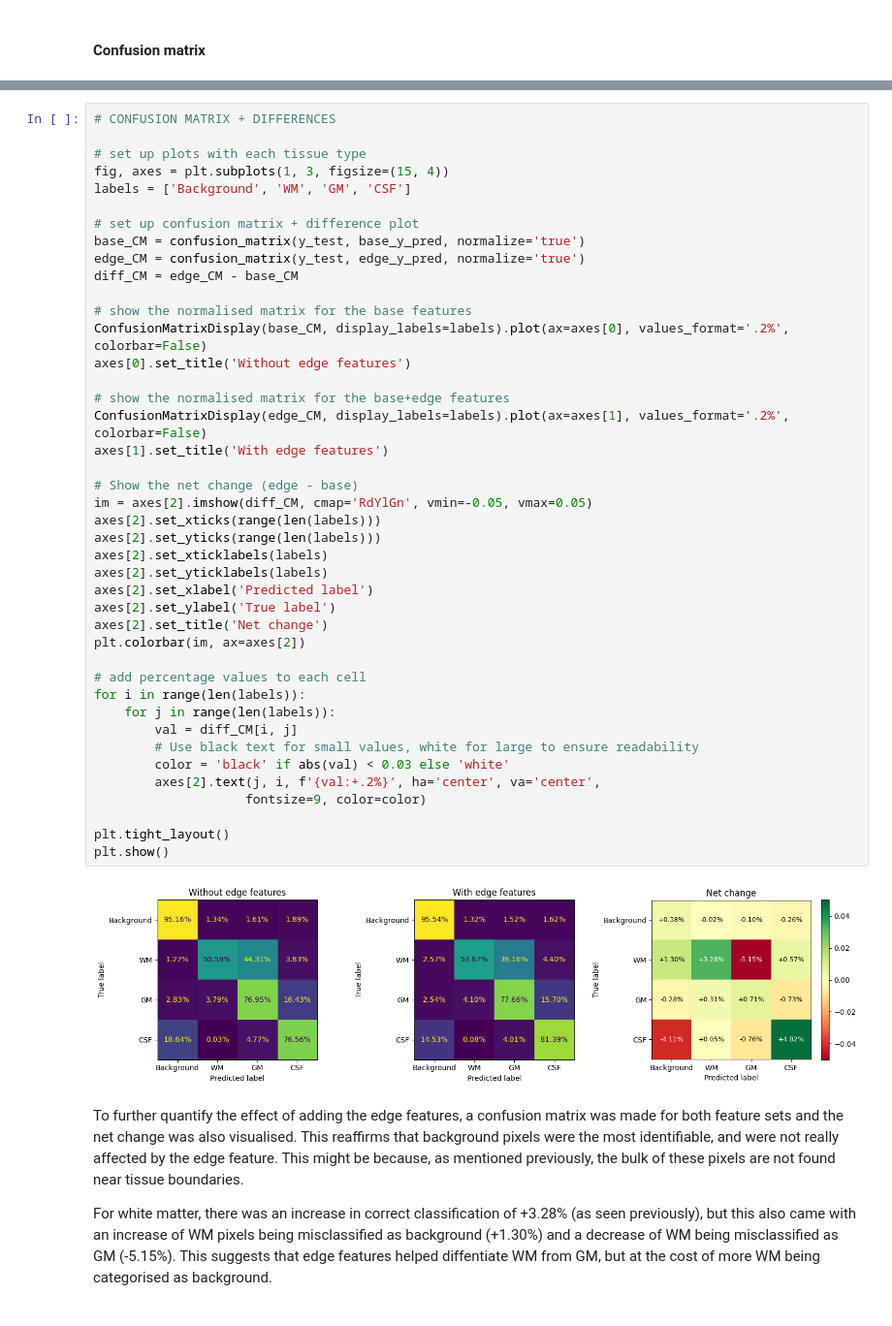
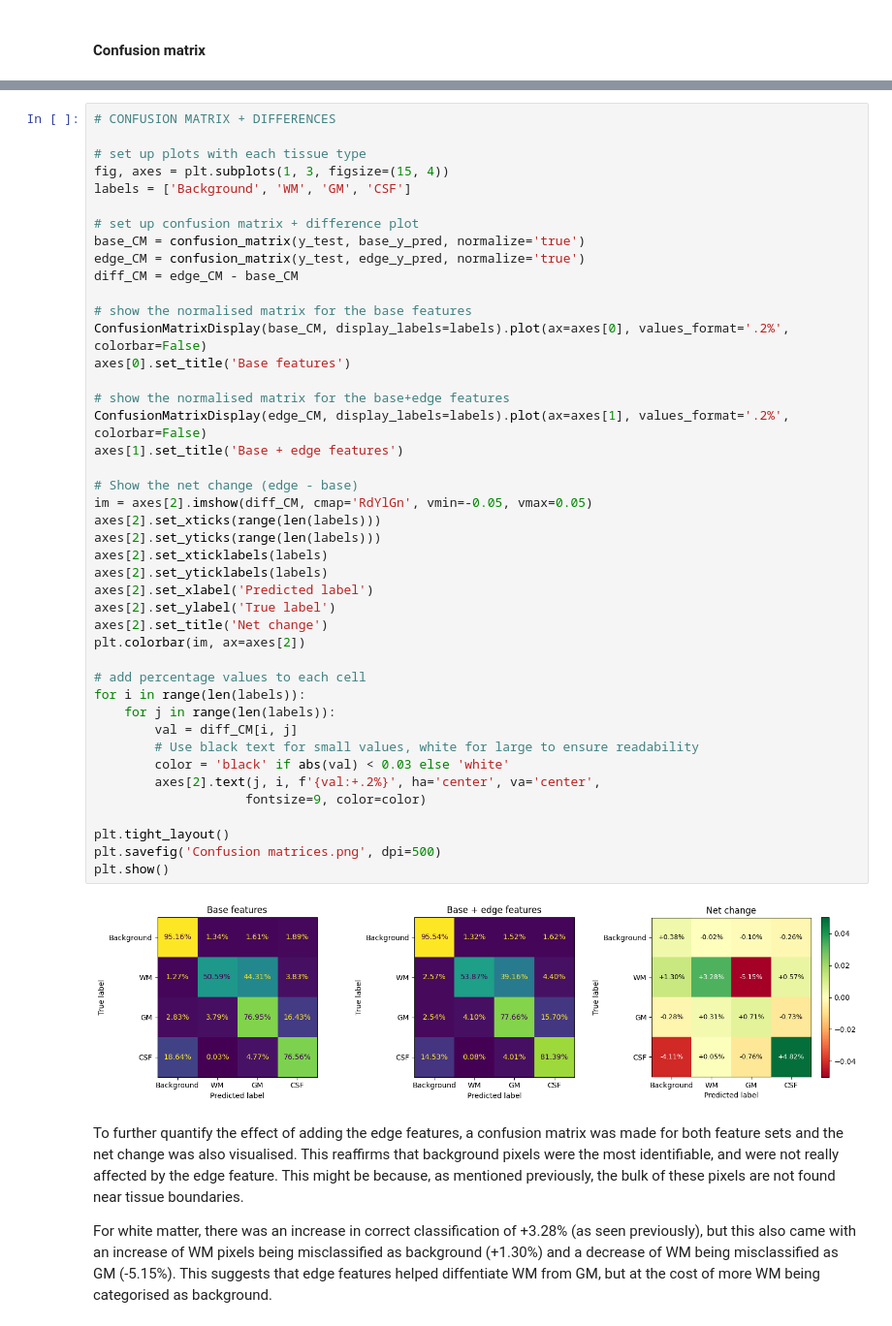
Before and after one commit to ariana-kdr/8be030-assignment2, a Jupyter notebook: reader/2.6_segmentation_project.ipynb, the cells around one changed output, grey strips where cells are left out. Shown at 97% size. Drawn from its saved outputs; the diff is of its cells as text.

```diff
--- a/reader/2.6_segmentation_project.ipynb
+++ b/reader/2.6_segmentation_project.ipynb
@@ -871,36 +878,37 @@ diff_CM = edge_CM - base_CM
 
 # show the normalised matrix for the base features
 ConfusionMatrixDisplay(base_CM, display_labels=labels).plot(ax=axes[0], values_format='.2%', colorbar=False)
-axes[0].set_title('Without edge features')
+axes[0].set_title('Base features')
 
 # show the normalised matrix for the base+edge features
 ConfusionMatrixDisplay(edge_CM, display_labels=labels).plot(ax=axes[1], values_format='.2%', colorbar=False)
-axes[1].set_title('With edge features')
+axes[1].set_title('Base + edge features')
 
 # Show the net change (edge - base)
 im = axes[2].imshow(diff_CM, cmap='RdYlGn', vmin=-0.05, vmax=0.05)
 axes[2].set_xticks(range(len(labels)))
 axes[2].set_yticks(range(len(labels)))
 axes[2].set_xticklabels(labels)
 axes[2].set_yticklabels(labels)
 axes[2].set_xlabel('Predicted label')
 axes[2].set_ylabel('True label')
 axes[2].set_title('Net change')
 plt.colorbar(im, ax=axes[2])
 
 # add percentage values to each cell
 for i in range(len(labels)):
     for j in range(len(labels)):
         val = diff_CM[i, j]
         # Use black text for small values, white for large to ensure readability
         color = 'black' if abs(val) < 0.03 else 'white'
         axes[2].text(j, i, f'{val:+.2%}', ha='center', va='center',
                     fontsize=9, color=color)
 
 plt.tight_layout()
+plt.savefig('Confusion matrices.png', dpi=500)
 plt.show()
 # %% [output]
-[figure, old version]
+[figure, new version]
 # %% [markdown]
 To further quantify the effect of adding the edge features, a confusion matrix was made for both feature sets and the net change was also visualised. This reaffirms that background pixels were the most identifiable, and were not really affected by the edge feature. This might be because, as mentioned previously, the bulk of these pixels are not found near tissue boundaries.
 
```
Also changed, not shown: parts of 3 cells of this notebook, 1 other file.
